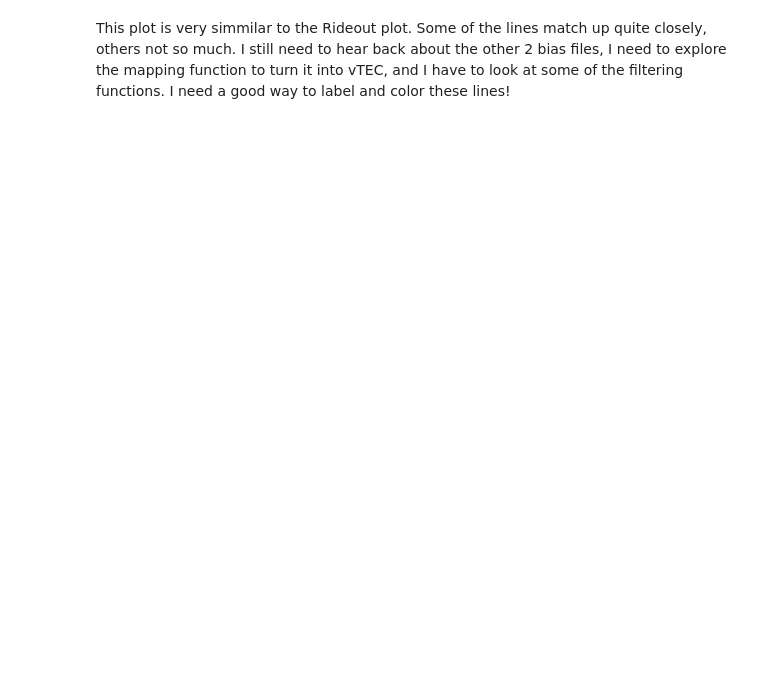
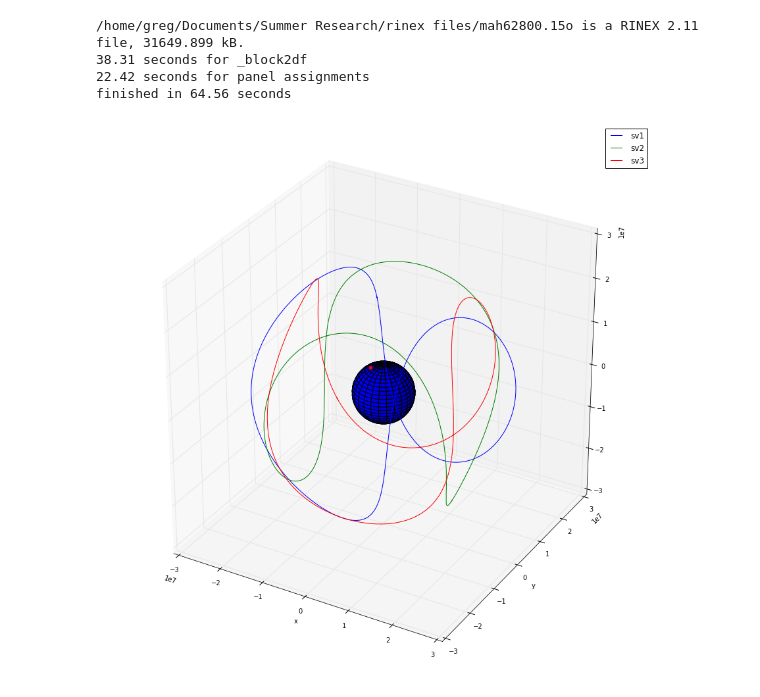
Before and after one commit to jswoboda/MahaliPlotting, a Jupyter notebook: read rinex demo/gps nb.ipynb, the cells around one changed output. Cells and saved outputs as stored; diff of their text form; code cells hidden in the pictures; blank space fills up the shorter version.

Commit message:
gps nb is looking pretty good, just have to do least squares receiver bias estimation

```diff
--- a/read rinex demo/gps nb.ipynb
+++ b/read rinex demo/gps nb.ipynb
@@ -58,2 +16,46 @@ plt.show()
-# %% [markdown]
-This plot is very simmilar to the Rideout plot. Some of the lines match up quite closely, others not so much. I still need to hear back about the other 2 bias files, I need to explore the mapping function to turn it into vTEC, and I have to look at some of the filtering functions. I need a good way to label and color these lines!
+# %%
+from mpl_toolkits.mplot3d import Axes3D
+files = glob('/home/greg/Documents/Summer Research/rinex files/mah*')
+head,data = gps.rinexobs(files[0],returnHead=True)
+nav = gps.readRinexNav('./brdc2800.15n')
+import datetime
+
+base = datetime.datetime(2015,10,7,0)
+arr = np.array([base + datetime.timedelta(minutes=i) for i in range(60*24)])
+
+
+satpos1 = gps.getSatXYZ(nav,1,arr)
+satpos2 = gps.getSatXYZ(nav,2,arr)
+satpos3 = gps.getSatXYZ(nav,3,arr)
+
+recpos=np.asarray(head['APPROX POSITION XYZ'])[:,None]
+
+fig = plt.figure(figsize=(15,15))
+ax = fig.add_subplot(111, projection='3d')
+ax.set_aspect('equal')
+
+u = np.linspace(0, 2 * np.pi, 100)
+v = np.linspace(0, np.pi, 100)
+dist = np.linalg.norm(recpos)
+x = dist * np.outer(np.cos(u), np.sin(v))
+y = dist * np.outer(np.sin(u), np.sin(v))
+z = dist * np.outer(np.ones(np.size(u)), np.cos(v))
+
+
+ax.plot_surface(x,y,z,rstride=4,cstride=4,color='b',linewidth=1,alpha=1)
+ax.plot(recpos[0],recpos[1],recpos[2],'r.',markersize=10)
+ax.plot(satpos1[:,0],satpos1[:,1],satpos1[:,2],label='sv1')
+ax.plot(satpos2[:,0],satpos2[:,1],satpos2[:,2],label='sv2')
+ax.plot(satpos3[:,0],satpos3[:,1],satpos3[:,2],label='sv3')
+
+plt.xlabel('x')
+plt.ylabel('y')
+plt.legend()
+plt.grid()
+plt.show()
+# %% [output]
+/home/greg/Documents/Summer Research/rinex files/mah62800.15o is a RINEX 2.11 file, 31649.899 kB.
+38.31 seconds for _block2df
+22.42 seconds for panel assignments
+finished in 64.56 seconds
+[figure, added]
```
Also changed, not shown: parts of 5 cells of this notebook, 6 other files.
